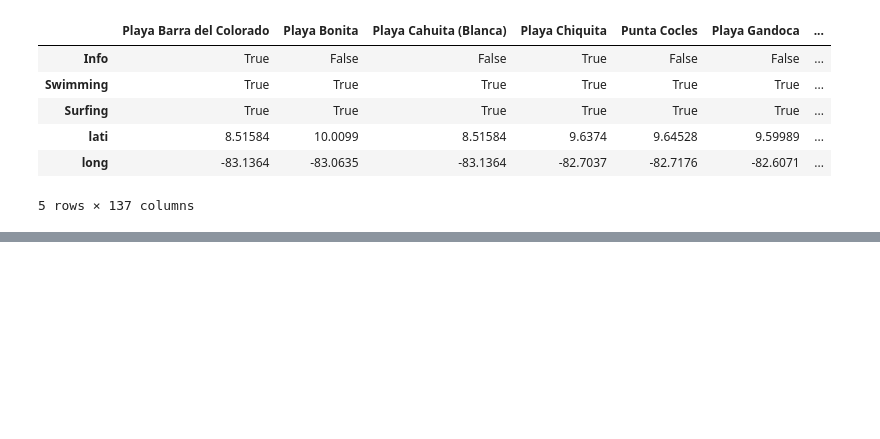
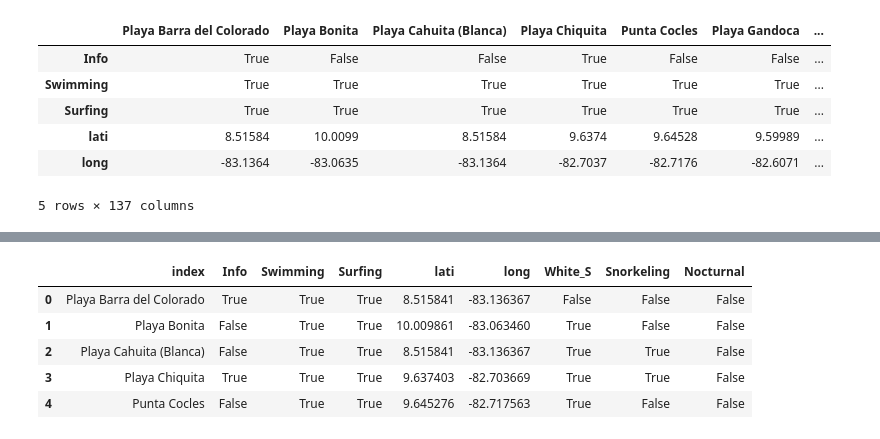
Before and after one commit to jesagocr/DataScience_IBM_Coursera_Capstone, a Jupyter notebook: projectBeaches.ipynb, the cells around one changed output, grey strips where cells are left out. Saved outputs shown, nothing was run; the diff lists cells and outputs as text; code cells hidden in the pictures; blank space fills up the shorter version.

```diff
--- a/projectBeaches.ipynb
+++ b/projectBeaches.ipynb
@@ -669,3 +669,6 @@ df.head()
 | lati | 8.51584 | 10.0099 | 8.51584 | 9.6374 | 9.64528 | 9.59989 | ... |
 | long | -83.1364 | -83.0635 | -83.1364 | -82.7037 | -82.7176 | -82.6071 | ... |
 5 rows × 137 columns
+# %%
+df = df.transpose()
+df.head()
@@ -671,0 +682,8 @@ df.head()
+# %%
+#df['White_S'] = df['White_S'].fillna(False)
+#df['Snorkeling'] = df['Snorkeling'].fillna(False)
+#df['Nocturnal'] = df['Nocturnal'].fillna(False)
+
+# or fot the entire df
+df = df.fillna(False)
+df.head()
@@ -671,0 +697,10 @@ df.head()
+# %%
+df.reset_index(inplace=True)
+df.head()
+# %% [output]
+|  | index | Info | Swimming | Surfing | lati | long | White_S | Snorkeling | Nocturnal |
+| 0 | Playa Barra del Colorado | True | True | True | 8.515841 | -83.136367 | False | False | False |
+| 1 | Playa Bonita | False | True | True | 10.009861 | -83.063460 | True | False | False |
+| 2 | Playa Cahuita (Blanca) | False | True | True | 8.515841 | -83.136367 | True | True | False |
+| 3 | Playa Chiquita | True | True | True | 9.637403 | -82.703669 | True | True | False |
+| 4 | Punta Cocles | False | True | True | 9.645276 | -82.717563 | True | False | False |
```
Also changed, not shown: parts of 8 cells of this notebook.
